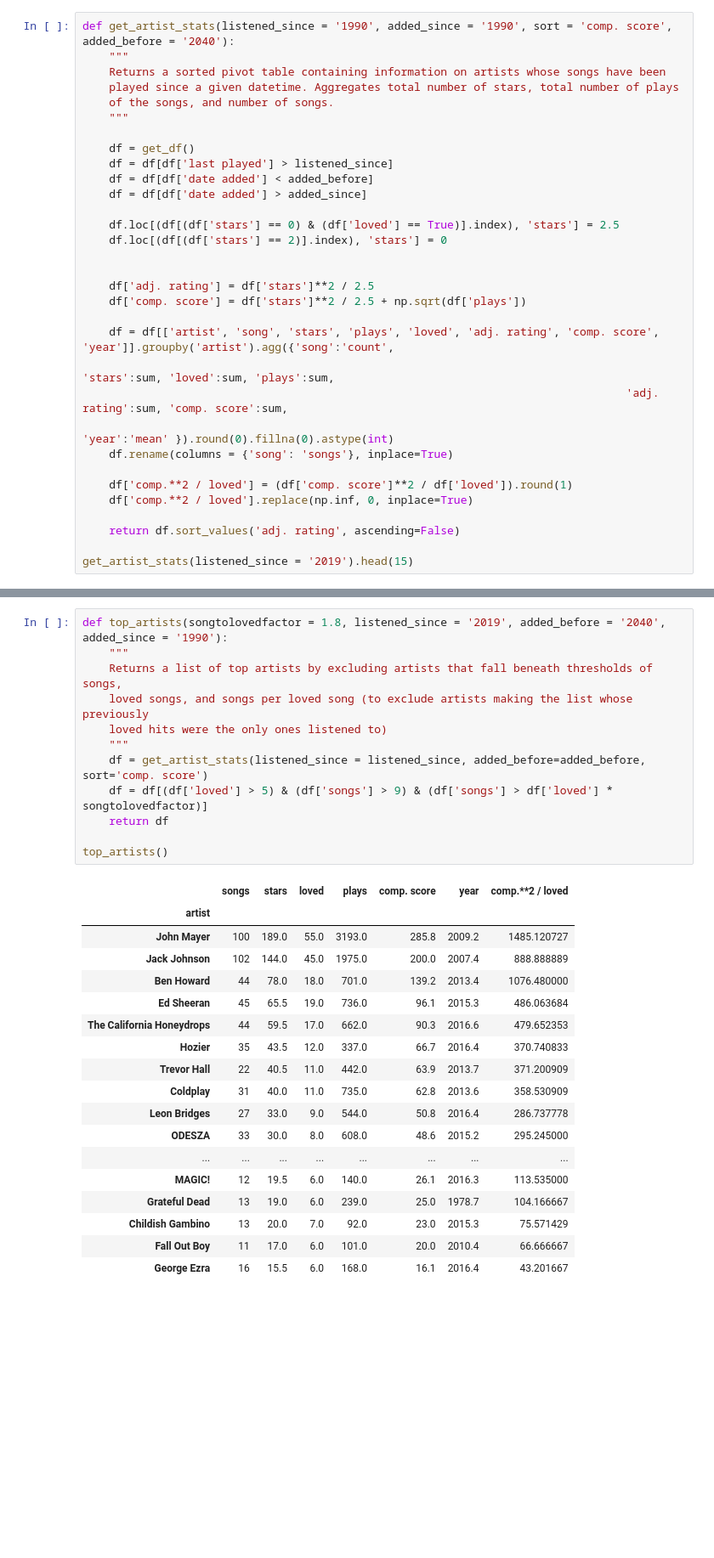
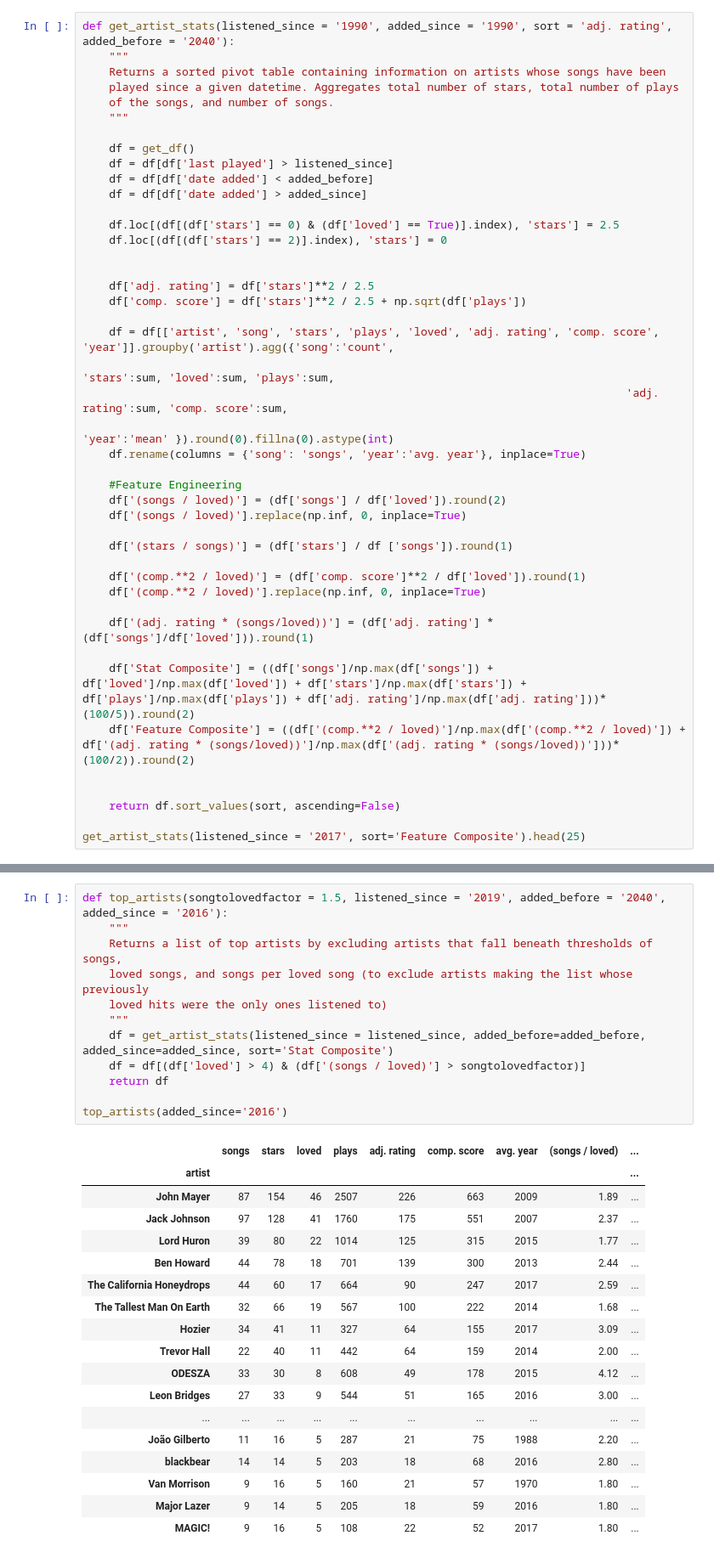
Before and after one commit to alfischer33/My-Music, a Jupyter notebook: My Music.ipynb, the cells around one changed output, grey strips where cells are left out. Shown at 85% size. Cells and saved outputs as stored; diff of their text form; blank space fills up the shorter version.

```diff
--- a/My Music.ipynb
+++ b/My Music.ipynb
@@ -34,7 +34,7 @@ get_df().sort_values('date added', ascending=False).head()
 | 3181 | Bon Iver | U (Man Like) | 2:26 | Bon Iver | i,i | Alternative | False | 2.0 | 2020-09-10 22:04:00 | 0.0 | ... |
 | 3182 | Bon Iver | Jelmore | 2:30 | Bon Iver | i,i | Alternative | False | 2.0 | 2020-09-10 22:04:00 | 0.0 | ... |
 # %%
-def get_artist_stats(listened_since = '1990', added_since = '1990', sort = 'comp. score', added_before = '2040'):
+def get_artist_stats(listened_since = '1990', added_since = '1990', sort = 'adj. rating', added_before = '2040'):
     """
     Returns a sorted pivot table containing information on artists whose songs have been
     played since a given datetime. Aggregates total number of stars, total number of plays
@@ -57,12 +57,24 @@ def get_artist_stats(listened_since = '1990', added_since = '1990', sort = 'comp
                                                                                   'stars':sum, 'loved':sum, 'plays':sum,
                                                                                   'adj. rating':sum, 'comp. score':sum,
                                                                                   'year':'mean' }).round(0).fillna(0).astype(int)
-    df.rename(columns = {'song': 'songs'}, inplace=True)
+    df.rename(columns = {'song': 'songs', 'year':'avg. year'}, inplace=True)
 
-    df['comp.**2 / loved'] = (df['comp. score']**2 / df['loved']).round(1)
-    df['comp.**2 / loved'].replace(np.inf, 0, inplace=True)
+    #Feature Engineering
+    df['(songs / loved)'] = (df['songs'] / df['loved']).round(2)
+    df['(songs / loved)'].replace(np.inf, 0, inplace=True)
 
-    return df.sort_values('adj. rating', ascending=False)
+    df['(stars / songs)'] = (df['stars'] / df ['songs']).round(1)
 
-get_artist_stats(listened_since = '2019').head(15)
+    df['(comp.**2 / loved)'] = (df['comp. score']**2 / df['loved']).round(1)
+    df['(comp.**2 / loved)'].replace(np.inf, 0, inplace=True)
+
+    df['(adj. rating * (songs/loved))'] = (df['adj. rating'] * (df['songs']/df['loved'])).round(1)
+
+    df['Stat Composite'] = ((df['songs']/np.max(df['songs']) + df['loved']/np.max(df['loved']) + df['stars']/np.max(df['stars']) + df['plays']/np.max(df['plays']) + df['adj. rating']/np.max(df['adj. rating']))*(100/5)).round(2)
+    df['Feature Composite'] = ((df['(comp.**2 / loved)']/np.max(df['(comp.**2 / loved)']) + df['(adj. rating * (songs/loved))']/np.max(df['(adj. rating * (songs/loved))']))*(100/2)).round(2)
+
+
+    return df.sort_values(sort, ascending=False)
+
+get_artist_stats(listened_since = '2017', sort='Feature Composite').head(25)
 # %% [output]
@@ -105,31 +138,31 @@ def get_genre_stats(listened_since = '1990', added_since = '1990', sort = 'stars
 # %%
-def top_artists(songtolovedfactor = 1.8, listened_since = '2019', added_before = '2040', added_since = '1990'):
+def top_artists(songtolovedfactor = 1.5, listened_since = '2019', added_before = '2040', added_since = '2016'):
     """
     Returns a list of top artists by excluding artists that fall beneath thresholds of songs,
     loved songs, and songs per loved song (to exclude artists making the list whose previously
     loved hits were the only ones listened to)
     """
-    df = get_artist_stats(listened_since = listened_since, added_before=added_before, sort='comp. score')
-    df = df[(df['loved'] > 5) & (df['songs'] > 9) & (df['songs'] > df['loved'] * songtolovedfactor)]
+    df = get_artist_stats(listened_since = listened_since, added_before=added_before, added_since=added_since, sort='Stat Composite')
+    df = df[(df['loved'] > 4) & (df['(songs / loved)'] > songtolovedfactor)]
     return df
 
-top_artists()
+top_artists(added_since='2016')
 # %% [output]
-|  | songs | stars | loved | plays | comp. score | year | comp.**2 / loved |
-| artist |  |  |  |  |  |  |  |
-| John Mayer | 100 | 189.0 | 55.0 | 3193.0 | 285.8 | 2009.2 | 1485.120727 |
-| Jack Johnson | 102 | 144.0 | 45.0 | 1975.0 | 200.0 | 2007.4 | 888.888889 |
-| Ben Howard | 44 | 78.0 | 18.0 | 701.0 | 139.2 | 2013.4 | 1076.480000 |
-| Ed Sheeran | 45 | 65.5 | 19.0 | 736.0 | 96.1 | 2015.3 | 486.063684 |
-| The California Honeydrops | 44 | 59.5 | 17.0 | 662.0 | 90.3 | 2016.6 | 479.652353 |
-| Hozier | 35 | 43.5 | 12.0 | 337.0 | 66.7 | 2016.4 | 370.740833 |
-| Trevor Hall | 22 | 40.5 | 11.0 | 442.0 | 63.9 | 2013.7 | 371.200909 |
-| Coldplay | 31 | 40.0 | 11.0 | 735.0 | 62.8 | 2013.6 | 358.530909 |
-| Leon Bridges | 27 | 33.0 | 9.0 | 544.0 | 50.8 | 2016.4 | 286.737778 |
-| ODESZA | 33 | 30.0 | 8.0 | 608.0 | 48.6 | 2015.2 | 295.245000 |
-| ... | ... | ... | ... | ... | ... | ... | ... |
-| MAGIC! | 12 | 19.5 | 6.0 | 140.0 | 26.1 | 2016.3 | 113.535000 |
-| Grateful Dead | 13 | 19.0 | 6.0 | 239.0 | 25.0 | 1978.7 | 104.166667 |
-| Childish Gambino | 13 | 20.0 | 7.0 | 92.0 | 23.0 | 2015.3 | 75.571429 |
-| Fall Out Boy | 11 | 17.0 | 6.0 | 101.0 | 20.0 | 2010.4 | 66.666667 |
-| George Ezra | 16 | 15.5 | 6.0 | 168.0 | 16.1 | 2016.4 | 43.201667 |
+|  | songs | stars | loved | plays | adj. rating | comp. score | avg. year | (songs / loved) | ... |
+| artist |  |  |  |  |  |  |  |  | ... |
+| John Mayer | 87 | 154 | 46 | 2507 | 226 | 663 | 2009 | 1.89 | ... |
+| Jack Johnson | 97 | 128 | 41 | 1760 | 175 | 551 | 2007 | 2.37 | ... |
+| Lord Huron | 39 | 80 | 22 | 1014 | 125 | 315 | 2015 | 1.77 | ... |
+| Ben Howard | 44 | 78 | 18 | 701 | 139 | 300 | 2013 | 2.44 | ... |
+| The California Honeydrops | 44 | 60 | 17 | 664 | 90 | 247 | 2017 | 2.59 | ... |
+| The Tallest Man On Earth | 32 | 66 | 19 | 567 | 100 | 222 | 2014 | 1.68 | ... |
+| Hozier | 34 | 41 | 11 | 327 | 64 | 155 | 2017 | 3.09 | ... |
+| Trevor Hall | 22 | 40 | 11 | 442 | 64 | 159 | 2014 | 2.00 | ... |
+| ODESZA | 33 | 30 | 8 | 608 | 49 | 178 | 2015 | 4.12 | ... |
+| Leon Bridges | 27 | 33 | 9 | 544 | 51 | 165 | 2016 | 3.00 | ... |
+| ... | ... | ... | ... | ... | ... | ... | ... | ... | ... |
+| João Gilberto | 11 | 16 | 5 | 287 | 21 | 75 | 1988 | 2.20 | ... |
+| blackbear | 14 | 14 | 5 | 203 | 18 | 68 | 2016 | 2.80 | ... |
+| Van Morrison | 9 | 16 | 5 | 160 | 21 | 57 | 1970 | 1.80 | ... |
+| Major Lazer | 9 | 14 | 5 | 205 | 18 | 59 | 2016 | 1.80 | ... |
+| MAGIC! | 9 | 16 | 5 | 108 | 22 | 52 | 2017 | 1.80 | ... |
```
Also changed, not shown: parts of 7 cells of this notebook.
